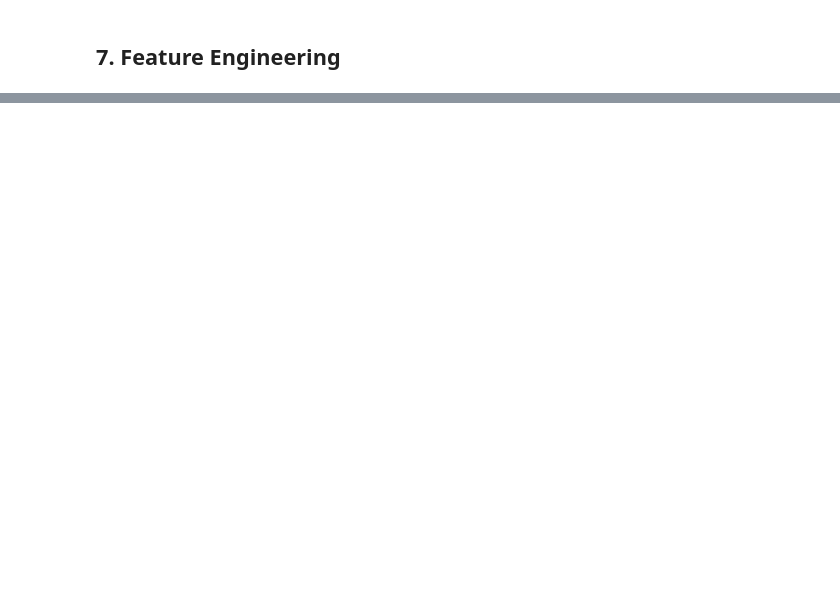
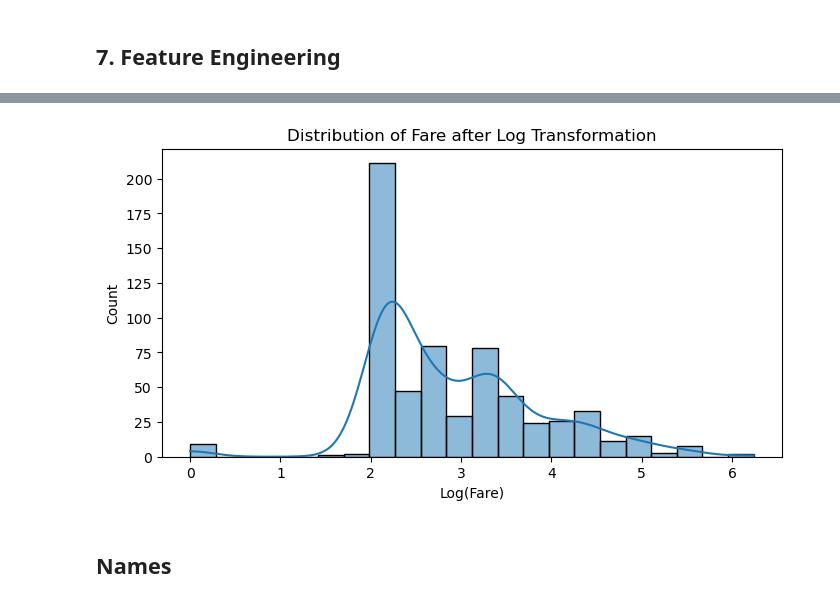
Before and after one commit to Kobeyvines/Titanic_dataset, a Jupyter notebook: notebook/EDA.ipynb, the cells around one changed output, grey strips where cells are left out. Drawn from its saved outputs; the diff is of its cells as text; code cells hidden in the pictures; blank space fills up the shorter version.

```diff
--- a/notebook/EDA.ipynb
+++ b/notebook/EDA.ipynb
@@ -595,0 +775,11 @@ sns.barplot(x="embarked", y="survived", data=X_train.join(y_train))
+# %%
+# Plot the new Distribution
+plt.figure(figsize=(8, 4))
+sns.histplot(X_train["fare"], kde=True)
+plt.title("Distribution of Fare after Log Transformation")
+plt.xlabel("Log(Fare)")
+plt.show()
+# %% [output]
+[figure, added]
+# %% [markdown]
+## Names
```
Also changed, not shown: parts of 48 cells of this notebook, 4 other files.
